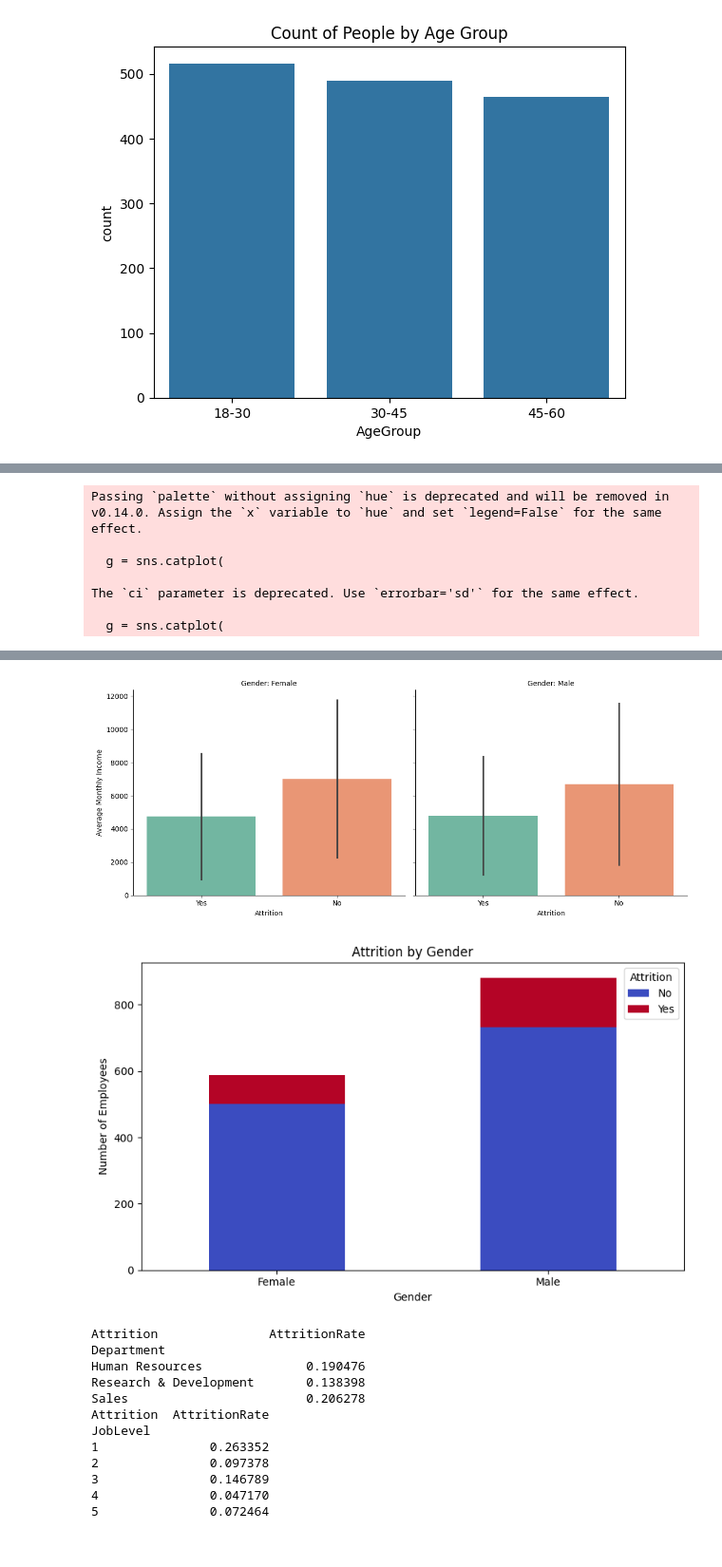
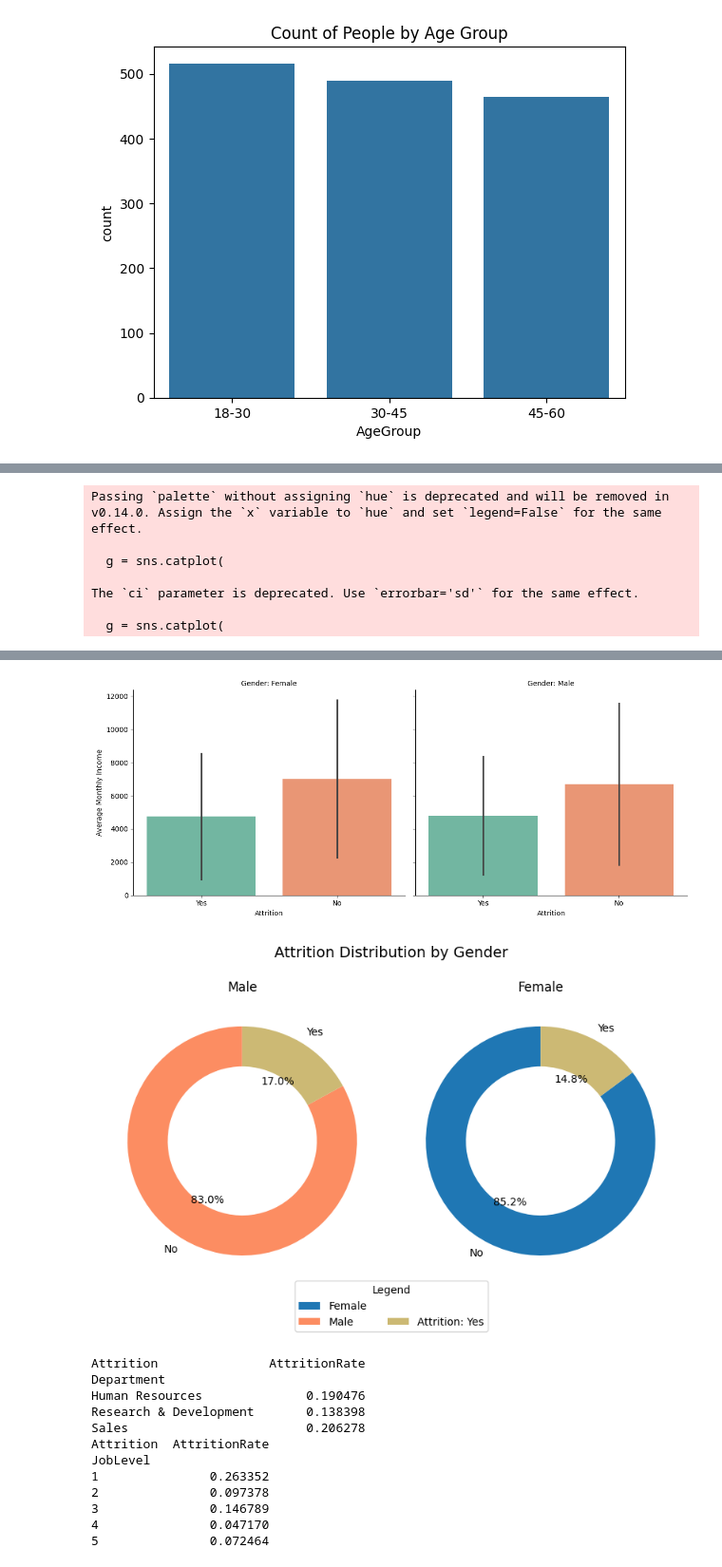
Before and after one commit to melo4yxa77796/EmployeeProductivityAnalysis, a Jupyter notebook: atrrition.ipynb, the cells around one changed output, grey strips where cells are left out. Shown: that part at 95% size. Drawn from its saved outputs; the diff is of its cells as text; code cells hidden in the pictures.

Commit message:
clean code

```diff
--- a/atrrition.ipynb
+++ b/atrrition.ipynb
@@ -113,0 +147,12 @@ no negative values found in numeric columns.
+# %%
+import pandas as pd
+import seaborn as sns
+import matplotlib.pyplot as plt
+
+df = pd.read_csv('WA_Fn-UseC_-HR-Employee-Attrition.csv')
+
+
+grouped = df.groupby('Department')['Attrition'].value_counts(normalize=True).unstack().fillna(0)
+grouped['AttritionRate'] = grouped['Yes'] * 100  # <-- ТОЛЬКО ОДИН РАЗ умножаем
+
+plot_data = grouped.reset_index()
@@ -338,28 +408,29 @@ plt.show()
 # %%
-import pandas as pd
-import seaborn as sns
+
 import matplotlib.pyplot as plt
+from matplotlib.patches import Patch
 
-# Проверяем нужные колонки
+
+
 required_columns = ["Gender", "Attrition", "MonthlyIncome"]
 missing_columns = [col for col in required_columns if col not in df.columns]
 
 if missing_columns:
     raise ValueError(f"Missing columns: {missing_columns}")
 
-# Чистим данные
-df_clean = df.dropna(subset=required_columns).copy()  # ← добавил .copy()
+
+df_clean = df.dropna(subset=required_columns).copy()
 df_clean["MonthlyIncome"] = pd.to_numeric(df_clean["MonthlyIncome"], errors="coerce")
 df_clean = df_clean.dropna(subset=["MonthlyIncome"])
 
-# Строим facet-барплот средней зарплаты по Attrition и Gender
+
 g = sns.catplot(
     data=df_clean,
     kind="bar",
     x="Attrition",
     y="MonthlyIncome",
     col="Gender",
-    ci="sd",          # Показываем стандартное отклонение
+    ci="sd",
     palette="Set2",
     height=5,
     aspect=1.2
@@ -368,17 +439,63 @@ g = sns.catplot(
 g.set_titles(col_template="Gender: {col_name}")
 g.set_axis_labels("Attrition", "Average Monthly Income")
 
-# Подсчёт количества ухода по полу (чистим тоже df_clean!)
-attrition_gender = df_clean.groupby(['Gender', 'Attrition']).size().unstack()
-print(attrition_gender)
+fig = plt.figure(figsize=(8, 5))
+ax0 = fig.add_subplot(1, 2, 1)
+ax1 = fig.add_subplot(1, 2, 2)
 
-# Строим стековый график
-attrition_gender.plot(kind='bar', stacked=True, figsize=(8,5), colormap='coolwarm')
-plt.title('Attrition by Gender')
-plt.ylabel('Number of Employees')
-plt.xlabel('Gender')
-plt.xticks(rotation=0)
+# --- Pie для Male ---
+male_data = df[df['Gender'] == 'Male']['Attrition'].value_counts()
+ax0.pie(
+    male_data,
+    labels=male_data.index,
+    autopct='%1.1f%%',
+    startangle=90,
+    colors=['#FC8D62', '#ccb974'],  # Attrition: Yes / No
+    wedgeprops=dict(width=0.35)
+)
+ax0.set_title('Male')
+
+# --- Pie для Female ---
+female_data = df[df['Gender'] == 'Female']['Attrition'].value_counts()
+ax1.pie(
+    female_data,
+    labels=female_data.index,
+    autopct='%1.1f%%',
+    startangle=90,
+    colors=['#1f77b4', '#ccb974'],  # Attrition: Yes / No
+    wedgeprops=dict(width=0.35)
+)
+ax1.set_title('Female')
+
+plt.suptitle('Attrition Distribution by Gender', fontsize=14)
+
+
+legend_elements = [
+    # Gender
+    Patch(facecolor='#1f77b4', label='Female'),
+    Patch(facecolor='#FC8D62', label='Male'),
+
+
+    Patch(facecolor='white', edgecolor='white', label=''),
+
+    # Attrition
+    Patch(facecolor='#ccb974', label='Attrition: Yes'),
+
+]
+
+
+fig.legend(
+    handles=legend_elements,
+    loc='lower center',
+    bbox_to_anchor=(0.5, -0.05),
+    ncol=2,
+    title='Legend'
+)
+
 plt.tight_layout()
+plt.savefig("attrition_pie_by_gender.png", dpi=300, bbox_inches='tight')
+
+
 plt.show()
 # %% [output]
 Passing `palette` without assigning `hue` is deprecated and will be removed in v0.14.0. Assign the `x` variable to `hue` and set `legend=False` for the same effect.
@@ -395,5 +508,5 @@ Male       732  150
 [figure]
-[figure, old version]
+[figure, new version]
 # %%
 def attrition_rate_by(df, column):
     grouped = df.groupby(column)['Attrition'].value_counts(normalize=True).unstack().fillna(0)
```
Also changed, not shown: parts of 17 cells of this notebook, 13 other files.
